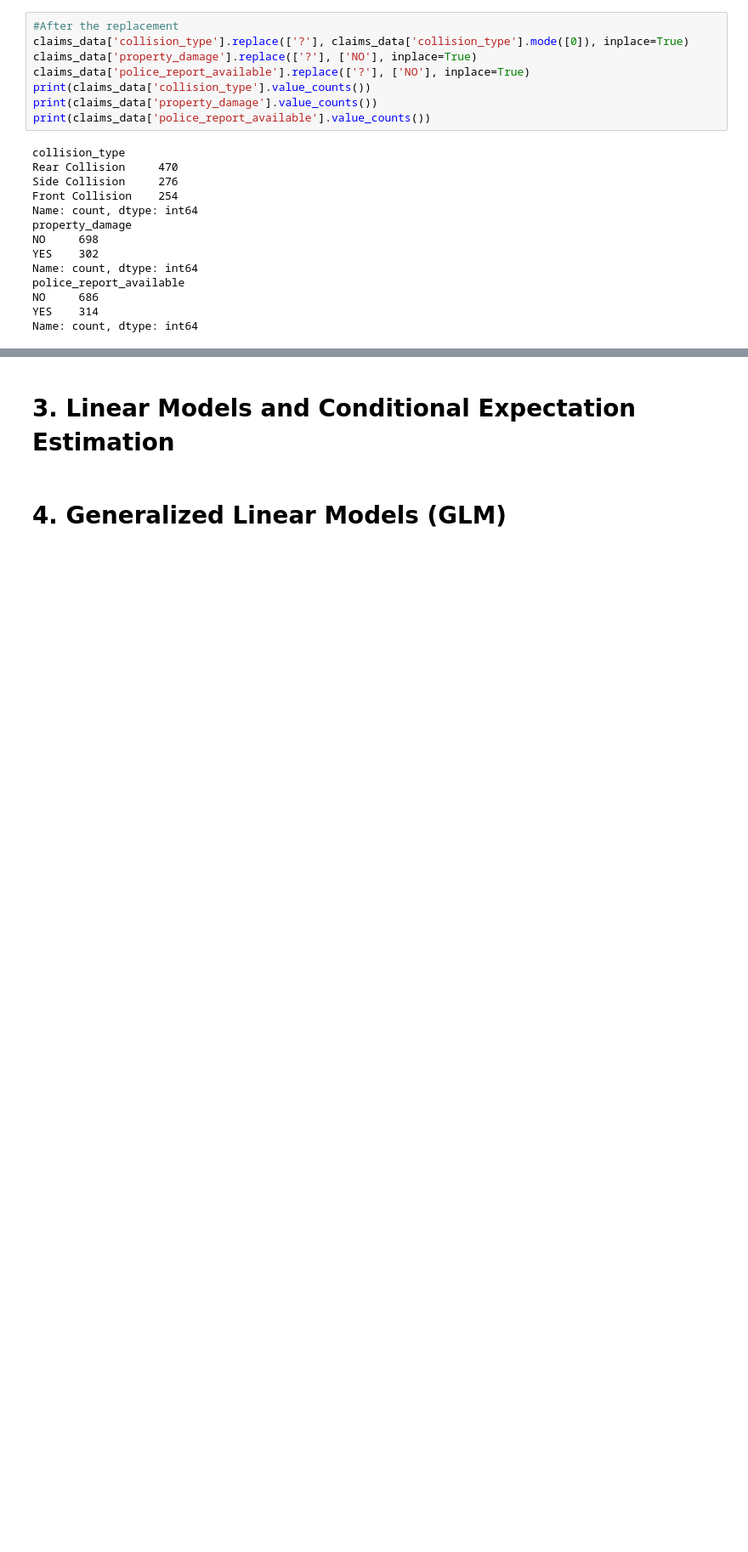
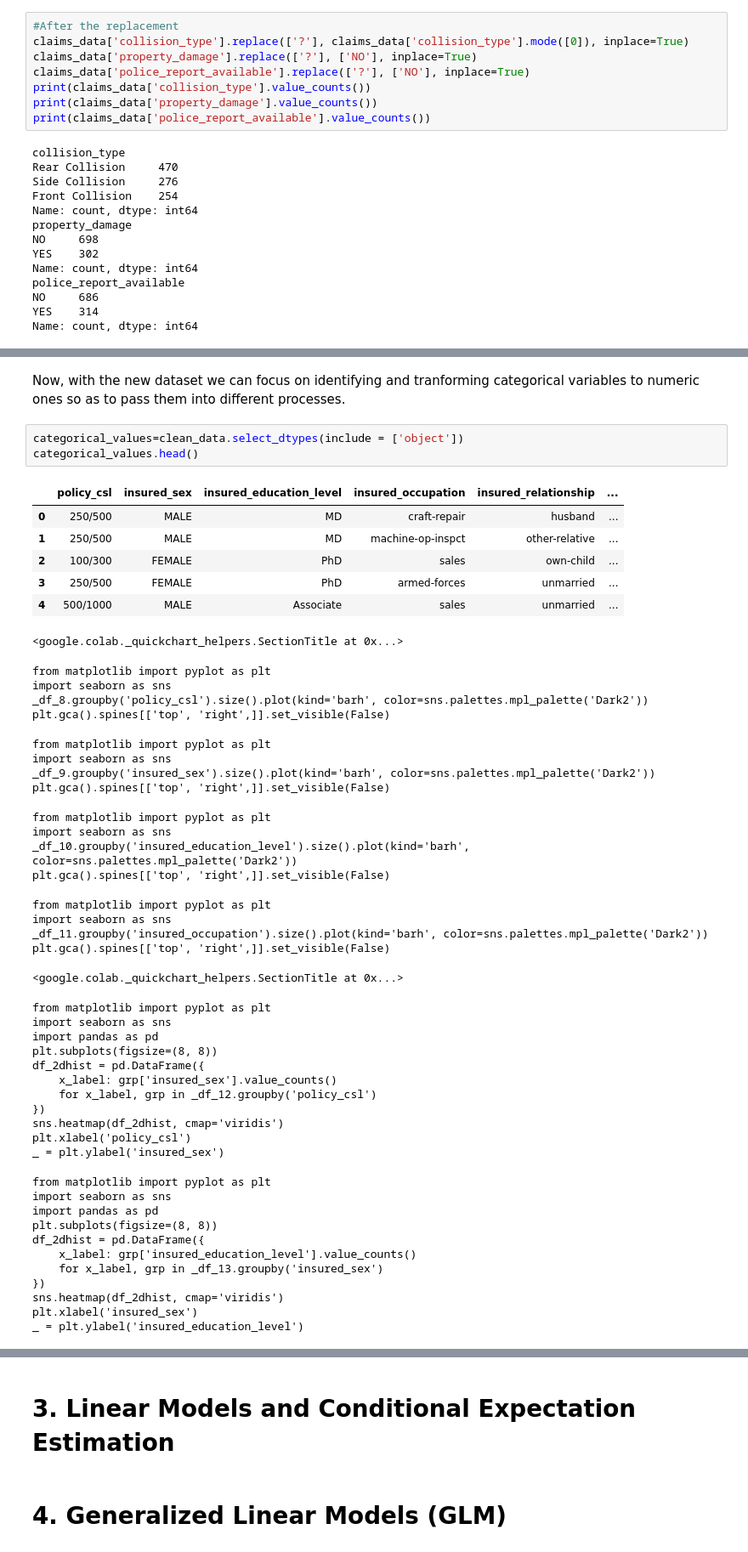
Before and after one commit to Regis0323/Module_1, a Jupyter notebook: Rurangwa_Assignment_Module_1.ipynb, the cells around one changed output, grey strips where cells are left out. Shown: that part at 85% size. Saved outputs shown, nothing was run; the diff lists cells and outputs as text; blank space fills up the shorter version.

```diff
--- a/Rurangwa_Assignment_Module_1.ipynb
+++ b/Rurangwa_Assignment_Module_1.ipynb
@@ -318,0 +280,52 @@ pd.options.plotting.backend = "matplotlib"
+# %% [markdown]
+Now, with the new dataset we can focus on identifying and tranforming categorical variables to numeric ones so as to pass them into different processes.
+# %%
+categorical_values=clean_data.select_dtypes(include = ['object'])
+categorical_values.head()
+# %% [output]
+|  | policy_csl | insured_sex | insured_education_level | insured_occupation | insured_relationship | ... |
+| 0 | 250/500 | MALE | MD | craft-repair | husband | ... |
+| 1 | 250/500 | MALE | MD | machine-op-inspct | other-relative | ... |
+| 2 | 100/300 | FEMALE | PhD | sales | own-child | ... |
+| 3 | 250/500 | FEMALE | PhD | armed-forces | unmarried | ... |
+| 4 | 500/1000 | MALE | Associate | sales | unmarried | ... |
+<google.colab._quickchart_helpers.SectionTitle at 0x...>
+from matplotlib import pyplot as plt
+import seaborn as sns
+_df_8.groupby('policy_csl').size().plot(kind='barh', color=sns.palettes.mpl_palette('Dark2'))
+plt.gca().spines[['top', 'right',]].set_visible(False)
+from matplotlib import pyplot as plt
+import seaborn as sns
+_df_9.groupby('insured_sex').size().plot(kind='barh', color=sns.palettes.mpl_palette('Dark2'))
+plt.gca().spines[['top', 'right',]].set_visible(False)
+from matplotlib import pyplot as plt
+import seaborn as sns
+_df_10.groupby('insured_education_level').size().plot(kind='barh', color=sns.palettes.mpl_palette('Dark2'))
+plt.gca().spines[['top', 'right',]].set_visible(False)
+from matplotlib import pyplot as plt
+import seaborn as sns
+_df_11.groupby('insured_occupation').size().plot(kind='barh', color=sns.palettes.mpl_palette('Dark2'))
+plt.gca().spines[['top', 'right',]].set_visible(False)
+<google.colab._quickchart_helpers.SectionTitle at 0x...>
+from matplotlib import pyplot as plt
+import seaborn as sns
+import pandas as pd
+plt.subplots(figsize=(8, 8))
+df_2dhist = pd.DataFrame({
+    x_label: grp['insured_sex'].value_counts()
+    for x_label, grp in _df_12.groupby('policy_csl')
+})
+sns.heatmap(df_2dhist, cmap='viridis')
+plt.xlabel('policy_csl')
+_ = plt.ylabel('insured_sex')
+from matplotlib import pyplot as plt
+import seaborn as sns
+import pandas as pd
+plt.subplots(figsize=(8, 8))
+df_2dhist = pd.DataFrame({
+    x_label: grp['insured_education_level'].value_counts()
+    for x_label, grp in _df_13.groupby('insured_sex')
+})
+sns.heatmap(df_2dhist, cmap='viridis')
+plt.xlabel('insured_sex')
+_ = plt.ylabel('insured_education_level')
```
Also changed, not shown: parts of 15 cells of this notebook.
